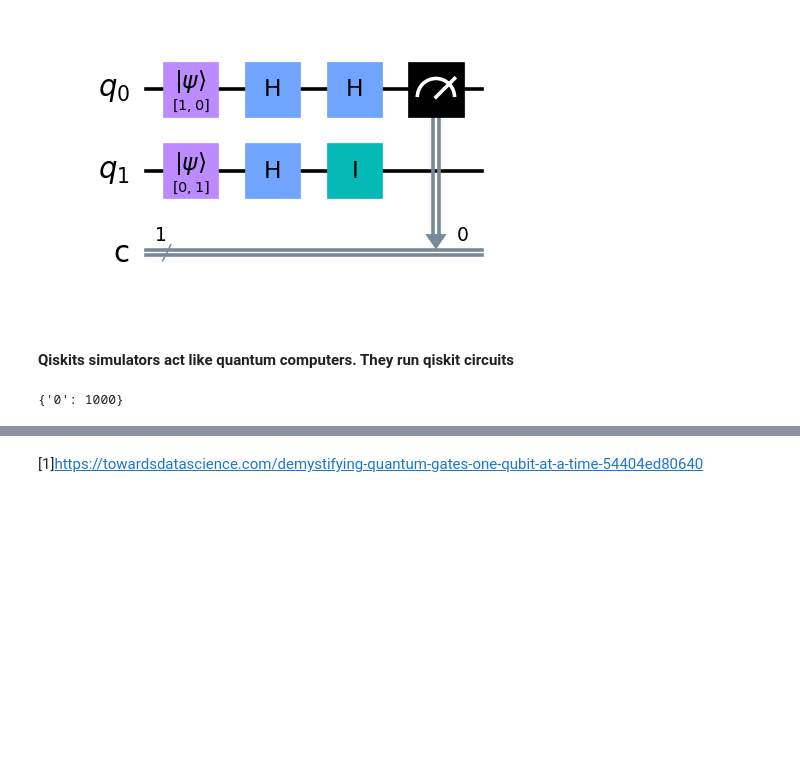
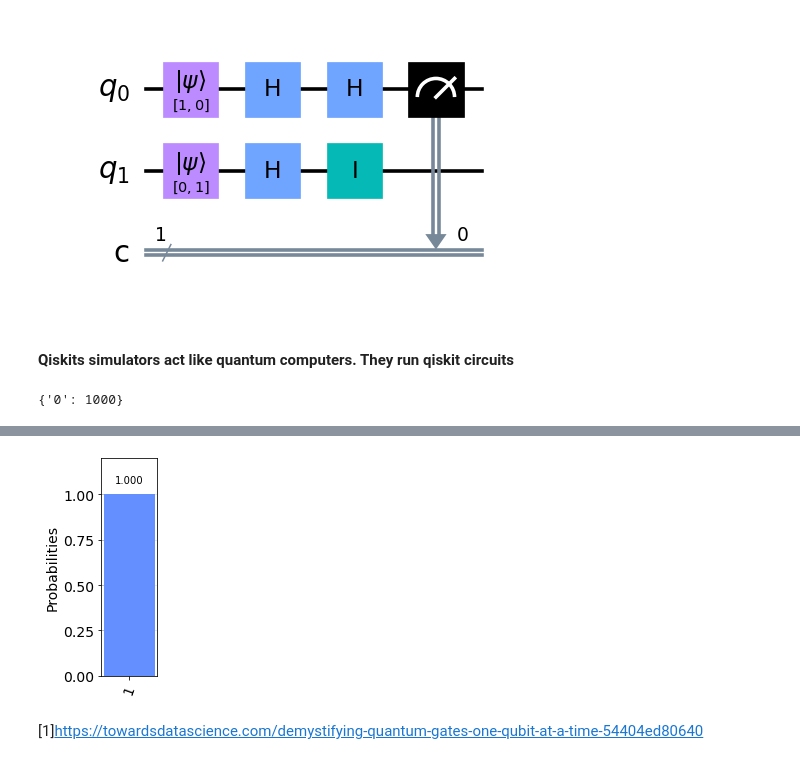
Before and after one commit to antongolubev12/emergingTech, a Jupyter notebook: quantum-computing.ipynb, the cells around one changed output, grey strips where cells are left out. Drawn from its saved outputs; the diff is of its cells as text; code cells hidden in the pictures; blank space fills up the shorter version.

```diff
--- a/quantum-computing.ipynb
+++ b/quantum-computing.ipynb
@@ -254,2 +400,22 @@ counts
+# %%
+# Create a simulation instance.
+simulator = aer.QasmSimulator()
+
+# Compile the circuit in the simluator.
+compcircuit = q.transpile(circuit, simulator)
+
+# Simulate the circuit 1000 times.
+job = simulator.run(compcircuit, shots=1000)
+
+# Get the results.
+results = job.result()
+
+# Show the result counts.
+counts = results.get_counts()
+
+# Display histogram
+q.visualization.plot_histogram(counts, figsize=(1, 4))
+# %% [output]
+[figure, added]
 # %% [markdown]
 [1]https://towardsdatascience.com/demystifying-quantum-gates-one-qubit-at-a-time-54404ed80640
```
Also changed, not shown: parts of 46 cells of this notebook.
